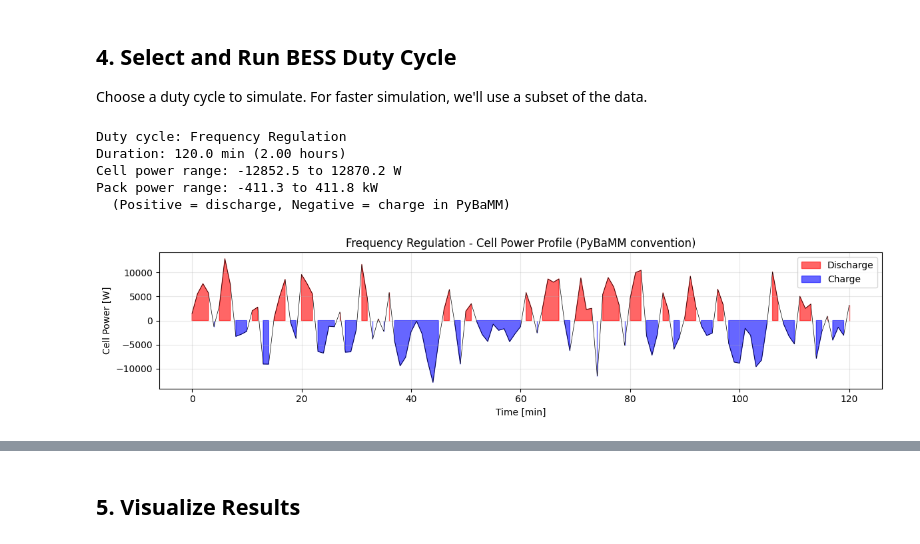
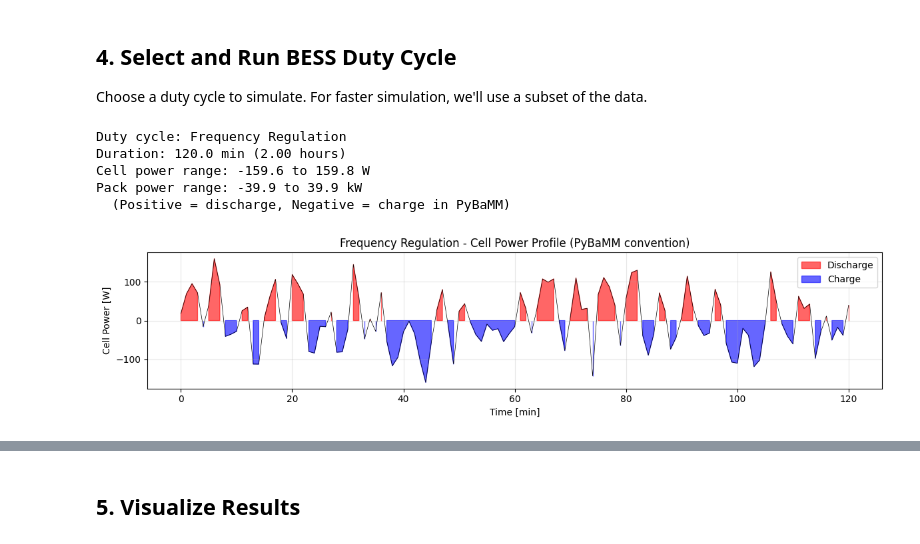
Before and after one commit to arismachina/demo-model-library, a Jupyter notebook: notebooks/simulate_bess.ipynb, the cells around one changed output, grey strips where cells are left out. Saved outputs shown, nothing was run; the diff lists cells and outputs as text; code cells hidden in the pictures.

```diff
--- a/notebooks/simulate_bess.ipynb
+++ b/notebooks/simulate_bess.ipynb
@@ -41,7 +41,8 @@ cell_design = cell_design_manifest["cell_design"]
 cell_design["nominal_capacity"] = {"value": cell_design_manifest['kpis']['nominal_capacity']['value'], "unit": "Ah"}
 cell_design["nominal_energy"] = {"value": cell_design_manifest['kpis']['nominal_energy']['value'], "unit": "Wh"}
 cell_design["cell_volume"] = {"value": cell_design_manifest['kpis']['cell_volume']['value'], "unit": "L"}
-
+cell_design["nominal_voltage"] = {"value": cell_design_manifest['kpis']['nominal_voltage']['value'], "unit": "V"}
+# Load duty cycle
 print(f"Cell: {cell_design_manifest['metadata']['name']}")
 print(f"Form factor: {cell_design['form_factor']}")
 print(f"Capacity: {cell_design['nominal_capacity']['value']:.1f} Ah")
@@ -146,36 +147,26 @@ Example: 1 MWh system
 # BESS system parameters
 cell_capacity_Ah = cell_design['nominal_capacity']['value']
 cell_energy_Wh = cell_design['nominal_energy']['value']
-cell_voltage_nom = cell_design_manifest['kpis']['nominal_voltage']['value']
+cell_voltage_nom_V = cell_design_manifest['kpis']['nominal_voltage']['value']
 
-# Power rating: 0.05C at 1.0 p.u. (conservative for high-cycling BESS applications)
-# This ensures voltage stays within limits even for aggressive duty cycles
-c_rate_for_1pu = 0.05  # C-rate at 1.0 per-unit power
+# Actual system specs
+pack_energy_kWh = 100
+pack_voltage_nom_V = 400
 
-# Target system size - 2 MWh utility-scale BESS
-target_energy_kWh = 2000  # 2 MWh system
+# Max power at demand
+max_power_kW = 50
 
 # Calculate pack configuration
-cells_needed = (target_energy_kWh * 1000) / cell_energy_Wh
+cells_needed = (pack_energy_kWh * 1000) / cell_energy_Wh
 
 # Configuration for ~400V DC bus (typical for grid-tied inverter)
-cells_series = 125  # 125 * 3.2V = 400V nominal
-cells_parallel = int(np.ceil(cells_needed / cells_series))
+cells_series = int(np.ceil(pack_voltage_nom_V / cell_voltage_nom_V))  # 125 * 3.2V = 400V nominal
+cells_parallel = int(np.ceil(pack_energy_kWh / (pack_voltage_nom_V * cell_capacity_Ah / 1000)))  # 100kWh / (400V * 0.16kAh) = 1.56 -> 2P
 total_cells = cells_series * cells_parallel
 
-# Actual system specs
-pack_capacity_Ah = cell_capacity_Ah * cells_parallel
-pack_energy_kWh = (cell_energy_Wh * total_cells) / 1000
-pack_voltage_nom = cell_voltage_nom * cells_series
-
-# Max power at configured C-rate
-max_power_kW = pack_energy_kWh * c_rate_for_1pu
-
 print(f"=== BESS System Configuration ===")
-print(f"Target: {target_energy_kWh} kWh ({target_energy_kWh/1000:.1f} MWh)")
+print(f"Target: {pack_energy_kWh} kWh ({pack_energy_kWh/1000:.1f} MWh)")
 print(f"\nPack configuration: {cells_series}S{cells_parallel}P ({total_cells} cells)")
-print(f"Pack capacity: {pack_capacity_Ah:.1f} Ah")
 print(f"Pack energy: {pack_energy_kWh:.1f} kWh ({pack_energy_kWh/1000:.2f} MWh)")
-print(f"Pack voltage (nominal): {pack_voltage_nom:.0f} V")
+print(f"Pack voltage (nominal): {pack_voltage_nom_V:.0f} V")
 print(f"\nPower rating at 1.0 p.u.: {max_power_kW:.1f} kW ({max_power_kW/1000:.2f} MW)")
-print(f"Cell current at 1.0 p.u.: {c_rate_for_1pu * cell_capacity_Ah:.1f} A ({c_rate_for_1pu}C)")
@@ -198,41 +198,43 @@ df = df[df['Time_Minutes'] <= max_duration_min].copy()
 # Time in seconds, Power in Watts (at cell level)
 time_s = df['Time_Minutes'].values * 60  # minutes to seconds
 
-# Scale per-unit power to cell power
+# Scale per-unit power to pack power
 # PyBaMM convention: positive = discharge
 # Convert based on duty cycle sign convention
 if selected_cycle in cycles_with_discharge_positive:
     # Frequency Regulation: positive=discharge (same as PyBaMM), no negation needed
-    cell_power_W = df['Power_PerUnit'].values * max_power_kW * 1000 / cells_parallel
+    pack_power_W = df['Power_PerUnit'].values * max_power_kW * 1000
+    cell_power_W = pack_power_W / total_cells
 else:
     # Other cycles: positive=charge (opposite of PyBaMM), negate
-    cell_power_W = -df['Power_PerUnit'].values * max_power_kW * 1000 / cells_parallel
+    pack_power_W = -df['Power_PerUnit'].values * max_power_kW * 1000
+    cell_power_W = pack_power_W / total_cells
 
 print(f"Duty cycle: {selected_cycle}")
 print(f"Duration: {time_s[-1]/60:.1f} min ({time_s[-1]/3600:.2f} hours)")
 print(f"Cell power range: {cell_power_W.min():.1f} to {cell_power_W.max():.1f} W")
-print(f"Pack power range: {cell_power_W.min()*cells_parallel/1000:.1f} to {cell_power_W.max()*cells_parallel/1000:.1f} kW")
+print(f"Pack power range: {pack_power_W.min()/1000:.1f} to {pack_power_W.max()/ 1000:.1f} kW")
 print(f"  (Positive = discharge, Negative = charge in PyBaMM)")
 
 # Plot (show in PyBaMM convention for consistency with simulation)
 fig, ax = plt.subplots(figsize=(12, 3))
 ax.fill_between(time_s/60, cell_power_W, 0, where=(cell_power_W >= 0), alpha=0.6, color='red', label='Discharge')
 ax.fill_between(time_s/60, cell_power_W, 0, where=(cell_power_W < 0), alpha=0.6, color='blue', label='Charge')
 ax.plot(time_s/60, cell_power_W, 'k-', lw=0.5)
 ax.set_xlabel('Time [min]')
 ax.set_ylabel('Cell Power [W]')
 ax.set_title(f'{selected_cycle} - Cell Power Profile (PyBaMM convention)')
 ax.legend()
 ax.grid(True, alpha=0.3)
 plt.tight_layout()
 plt.show()
 # %% [output]
 Duty cycle: Frequency Regulation
 Duration: 120.0 min (2.00 hours)
-Cell power range: -12852.5 to 12870.2 W
-Pack power range: -411.3 to 411.8 kW
+Cell power range: -159.6 to 159.8 W
+Pack power range: -39.9 to 39.9 kW
   (Positive = discharge, Negative = charge in PyBaMM)
-[figure, old version]
+[figure, new version]
 # %%
 # Configure simulation
 config = {
```
Also changed, not shown: parts of 9 cells of this notebook, 36 other files.
